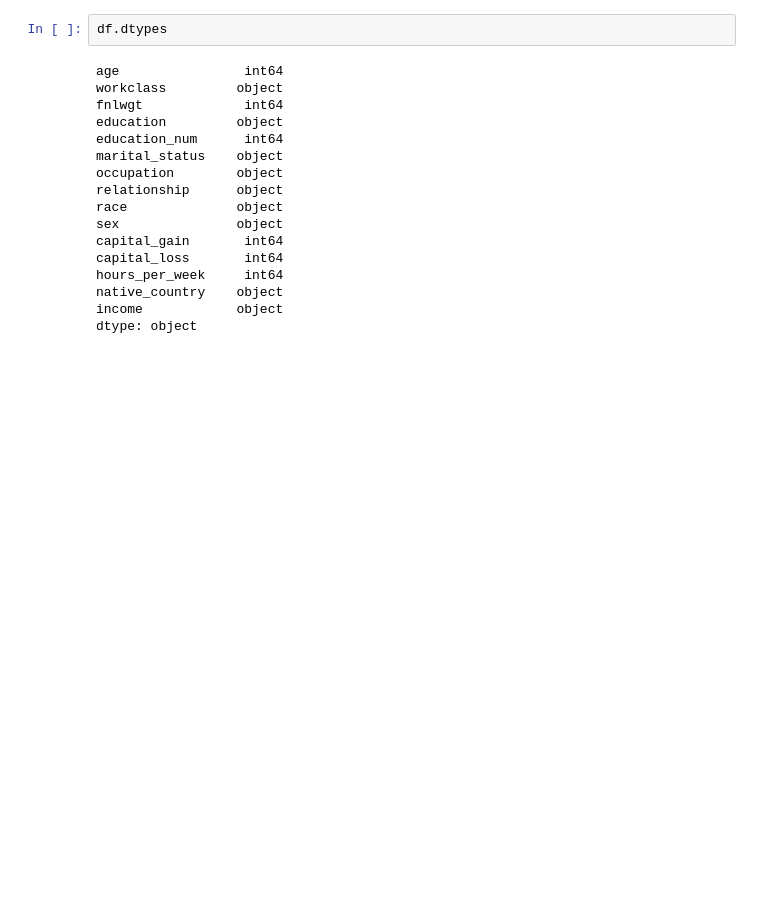
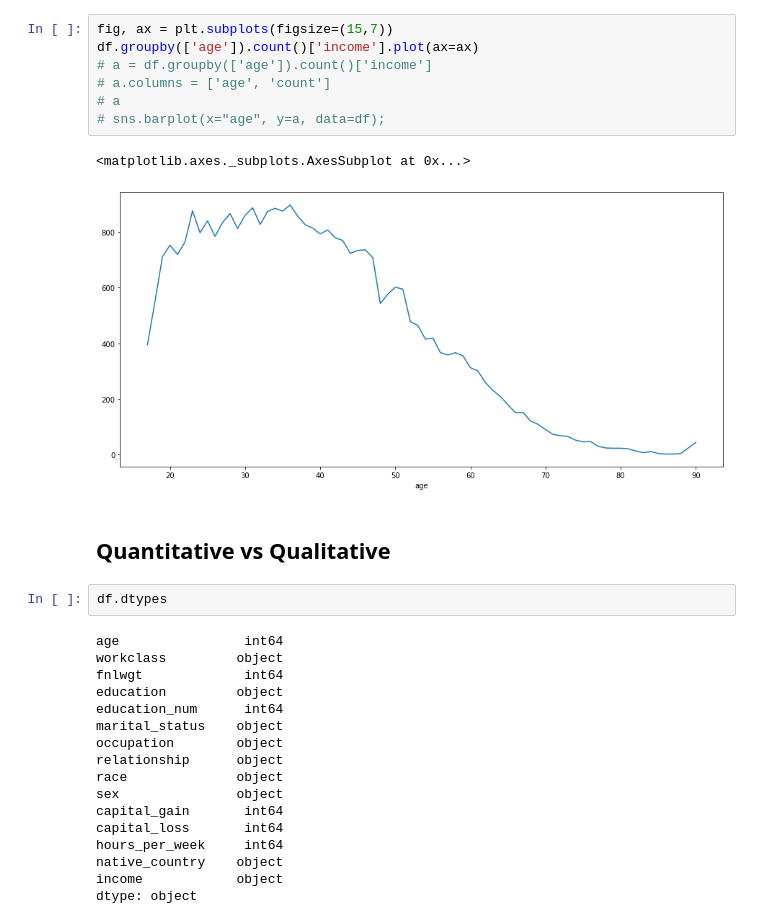
Before and after one commit to ngonhan2k5/cs-ml, a Jupyter notebook: proj1/proj1_eda.ipynb, the cells around one changed output. Cells and saved outputs as stored; diff of their text form; blank space fills up the shorter version.

```diff
--- a/proj1/proj1_eda.ipynb
+++ b/proj1/proj1_eda.ipynb
@@ -30,3 +41,15 @@ df.describe()
+# %%
+fig, ax = plt.subplots(figsize=(15,7))
+df.groupby(['age']).count()['income'].plot(ax=ax)
+# a = df.groupby(['age']).count()['income']
+# a.columns = ['age', 'count']
+# a
+# sns.barplot(x="age", y=a, data=df);
+# %% [output]
+<matplotlib.axes._subplots.AxesSubplot at 0x...>
+[figure, added]
+# %% [markdown]
+## Quantitative vs Qualitative
 # %%
 df.dtypes
 # %% [output]
```
Also changed, not shown: parts of 8 cells of this notebook.
